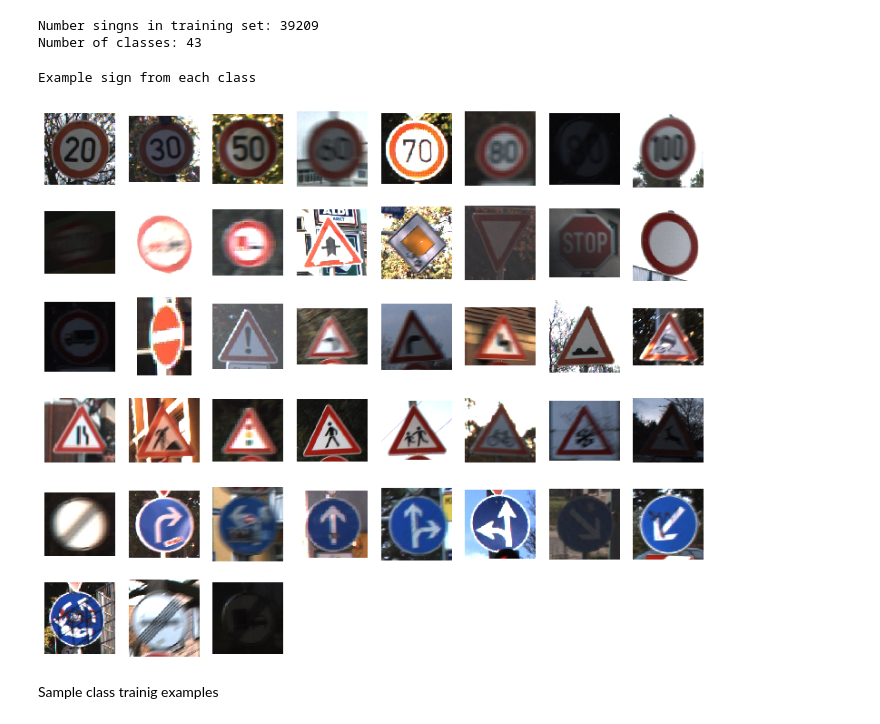
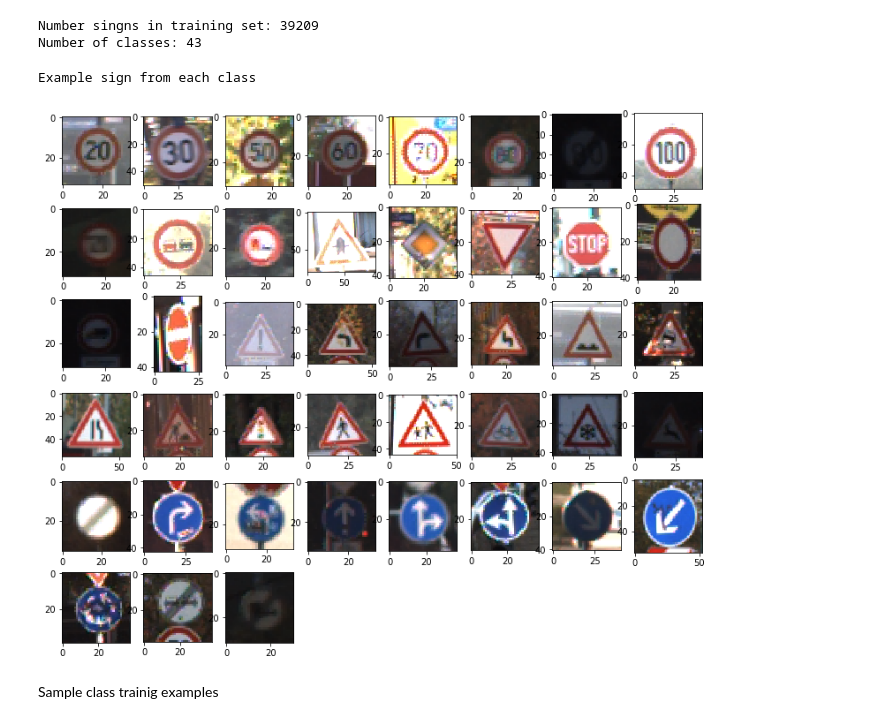
Before and after one commit to bogus1aw/trafic-signs-recognition, a Jupyter notebook: Traffic Sign Classification with examples.ipynb, the cells around one changed output. Saved outputs shown, nothing was run; the diff lists cells and outputs as text; code cells hidden in the pictures.

```diff
--- a/Traffic Sign Classification with examples.ipynb
+++ b/Traffic Sign Classification with examples.ipynb
@@ -52,24 +52,24 @@ print("Number of classes: {}".format(len(number_of_classes)))
 Number singns in training set: 39209
 Number of classes: 43
 # %%
-from matplotlib.pyplot import figure, imshow, axis, tight_layout
+from matplotlib.pyplot import figure, imshow, axis, tight_layout, show
 from matplotlib.image import imread
 
 def showImagesInGrid(list_of_files):
     fig = figure(figsize=(13, 13))
     number_of_files = len(list_of_files)
     for i in range(number_of_files):
         a=fig.add_subplot(number_of_files/7+1,8,i+1)
         image = imread(list_of_files[i])
         imshow(image)
-        axis('off')
+#         axis('off')
 
 print("Example sign from each class")
-image_from_each_class_paths = glob.glob(os.path.join(root_dir, '*/00002_00029.ppm'))
+image_from_each_class_paths = glob.glob(os.path.join(root_dir, '*/00002_00010.ppm'))
 showImagesInGrid(image_from_each_class_paths)
 # %% [output]
 Example sign from each class
-[figure, old version]
+[figure, new version]
 # %% [markdown]
 Sample class trainig examples
 # %%
```
Also changed, not shown: parts of 8 cells of this notebook, 2 other files.
